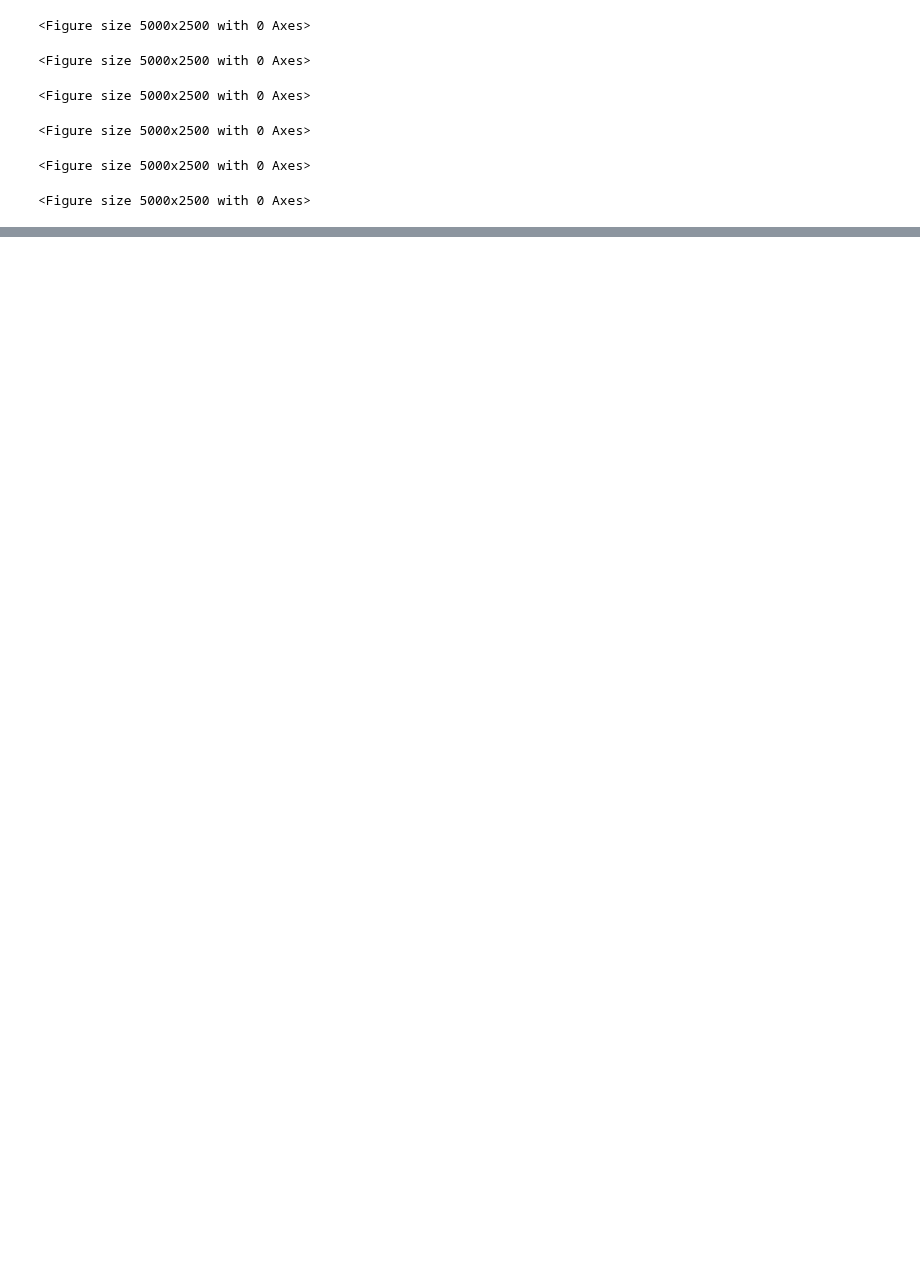
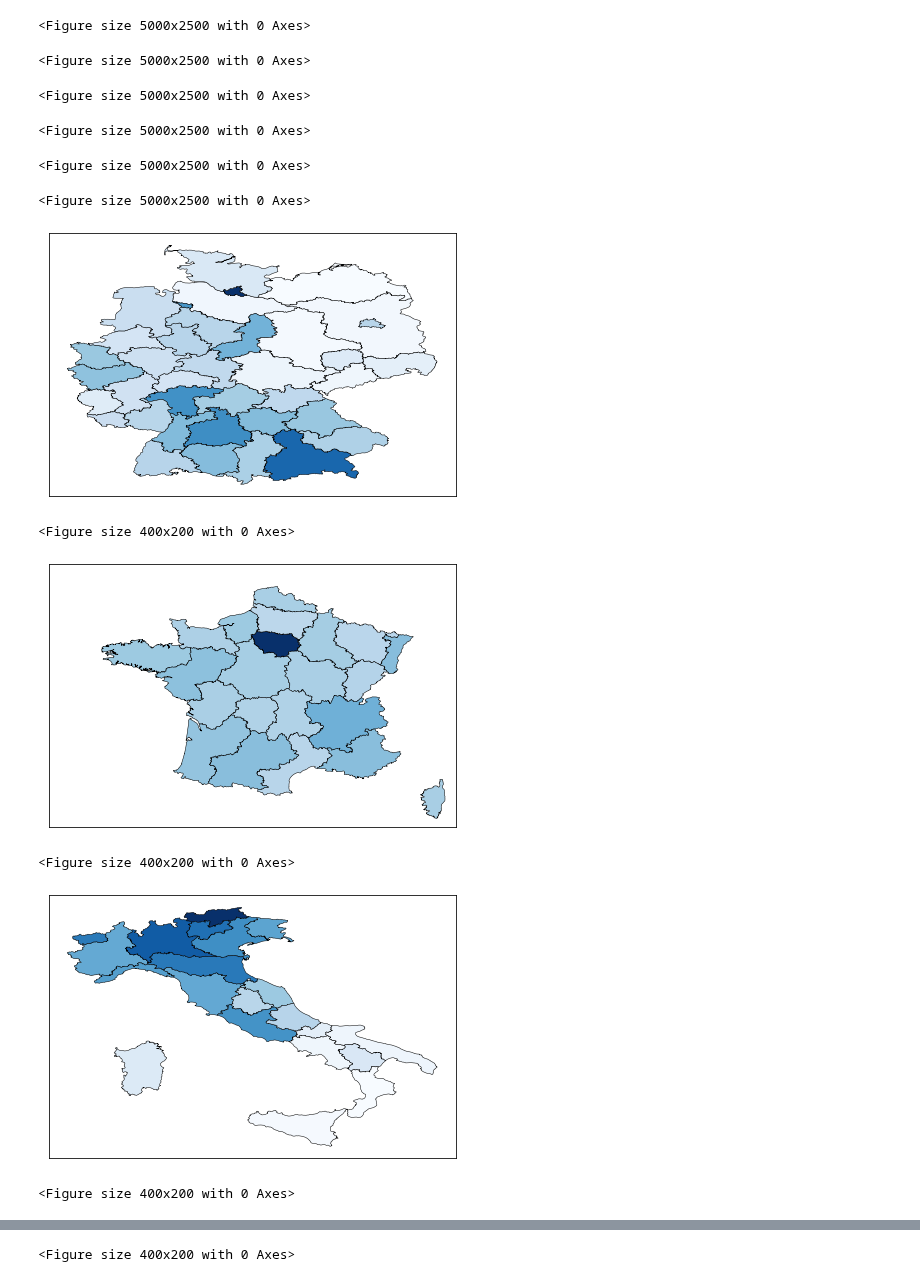
Before and after one commit to maxjonasbehrens/master_thesis_code, a Jupyter notebook: CleanExploreData/plotting_analysis.ipynb, the cells around one changed output, grey strips where cells are left out. Cells and saved outputs as stored; diff of their text form; code cells hidden in the pictures; blank space fills up the shorter version.

```diff
--- a/CleanExploreData/plotting_analysis.ipynb
+++ b/CleanExploreData/plotting_analysis.ipynb
@@ -171,3 +173,63 @@ for year in years:
 <Figure size 5000x2500 with 0 Axes>
 <Figure size 5000x2500 with 0 Axes>
 <Figure size 5000x2500 with 0 Axes>
+# %%
+year = 2017
+countries = ['DE','FR','IT','ES']
+for country in countries:
+    poly_color = []
+    poly_banned = []
+    for i in range(len(nuts2_poly_2016['features'])):
+        if nuts2_poly_2016['features'][i]['properties']['NUTS_ID'][:2] in country:
+            if nuts2_poly_2016['features'][i]['geometry']['type'] == 'MultiPolygon':
+                t = nuts2_poly_2016['features'][i]['geometry']['coordinates'][0][0]
+            else:
+                t = nuts2_poly_2016['features'][i]['geometry']['coordinates'][0]
+
+            x = [coord[0] for coord in t]
+            y = [coord[1] for coord in t]
+
+            region = nuts2_poly_2016['features'][i]['properties']['NUTS_ID']
+            p = Polygon(tuple(zip(x,y)))
+            poly_banned.append(p)
+            poly_color.append(gdp_data.loc[(gdp_data['region']==region)&(gdp_data['year']==year),'value'].values[0])
+
+        else:
+            pass
+
+    fig, ax = plt.subplots()
+
+    norm = mpl.colors.Normalize(vmin=min(poly_color), vmax=max(poly_color))
+    cmap = mpl.cm.ScalarMappable(norm=norm, cmap=mpl.cm.Blues)
+    #cmap.set_array([])
+
+    colours = []
+    for col in poly_color:
+        colours.append(cmap.to_rgba(col))
+
+    p = PatchCollection(poly_banned, color=colours,lw=0.5,edgecolor='k')
+    ax.add_collection(p)
+
+    ax.autoscale_view()
+    if country == 'FR':
+        ax.set_xlim((-7,10))
+        ax.set_ylim((41,52))
+    elif country == 'ES':
+        ax.set_xlim((-10,6))
+        ax.set_ylim((35,44))
+    else:
+        pass
+    ax.get_xaxis().set_visible(False)
+    ax.get_yaxis().set_visible(False)
+    #ax.set_title(str(year))
+    plt.figure(figsize=(20,10), dpi=20)
+    fig.tight_layout()
+    #fig.savefig(str('/Users/maxbehrens/Downloads/nuts'+str(country)+'_country_mapping.png'), dpi=250)
+    #plt.show()
+# %% [output]
+[figure, added]
+<Figure size 400x200 with 0 Axes>
+[figure, added]
+<Figure size 400x200 with 0 Axes>
+[figure, added]
+<Figure size 400x200 with 0 Axes>
@@ -173,0 +237 @@ for year in years:
+<Figure size 400x200 with 0 Axes>
```
Also changed, not shown: parts of 2 cells of this notebook, 1 other file.
